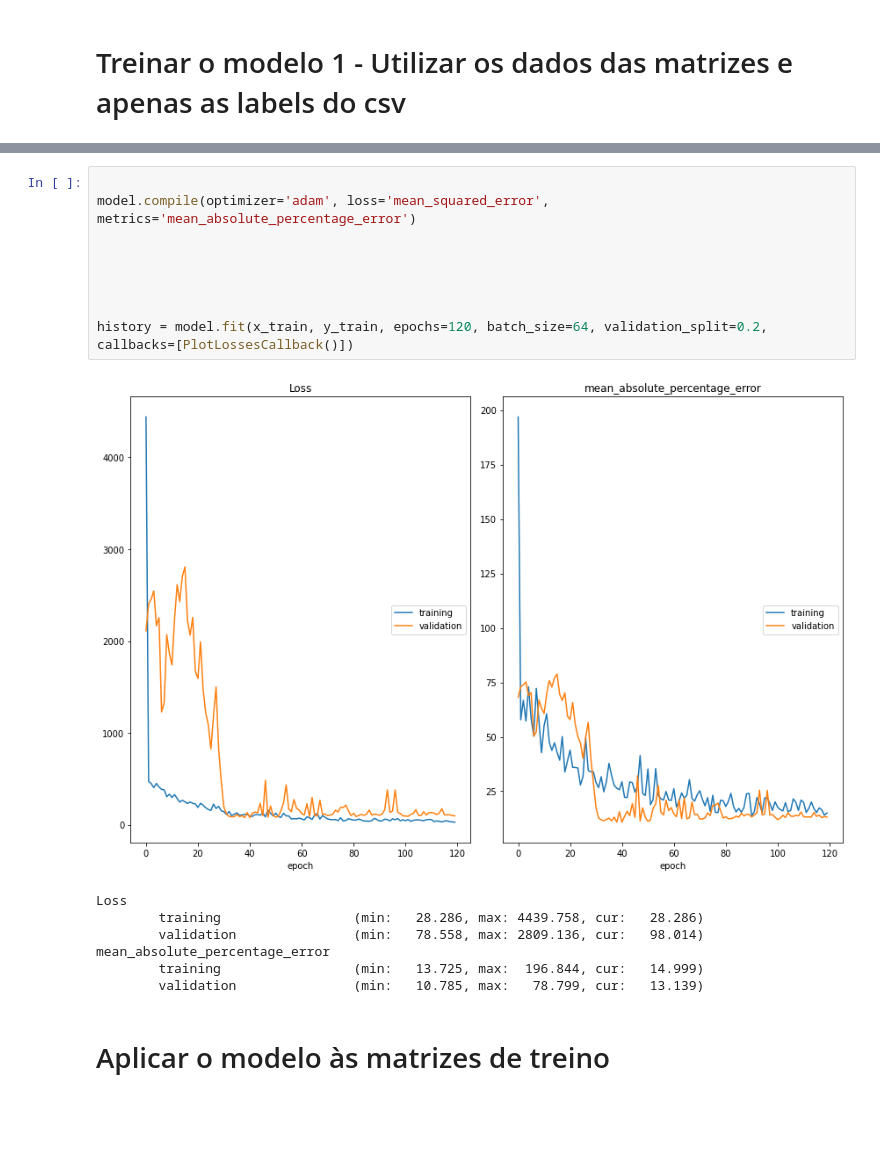
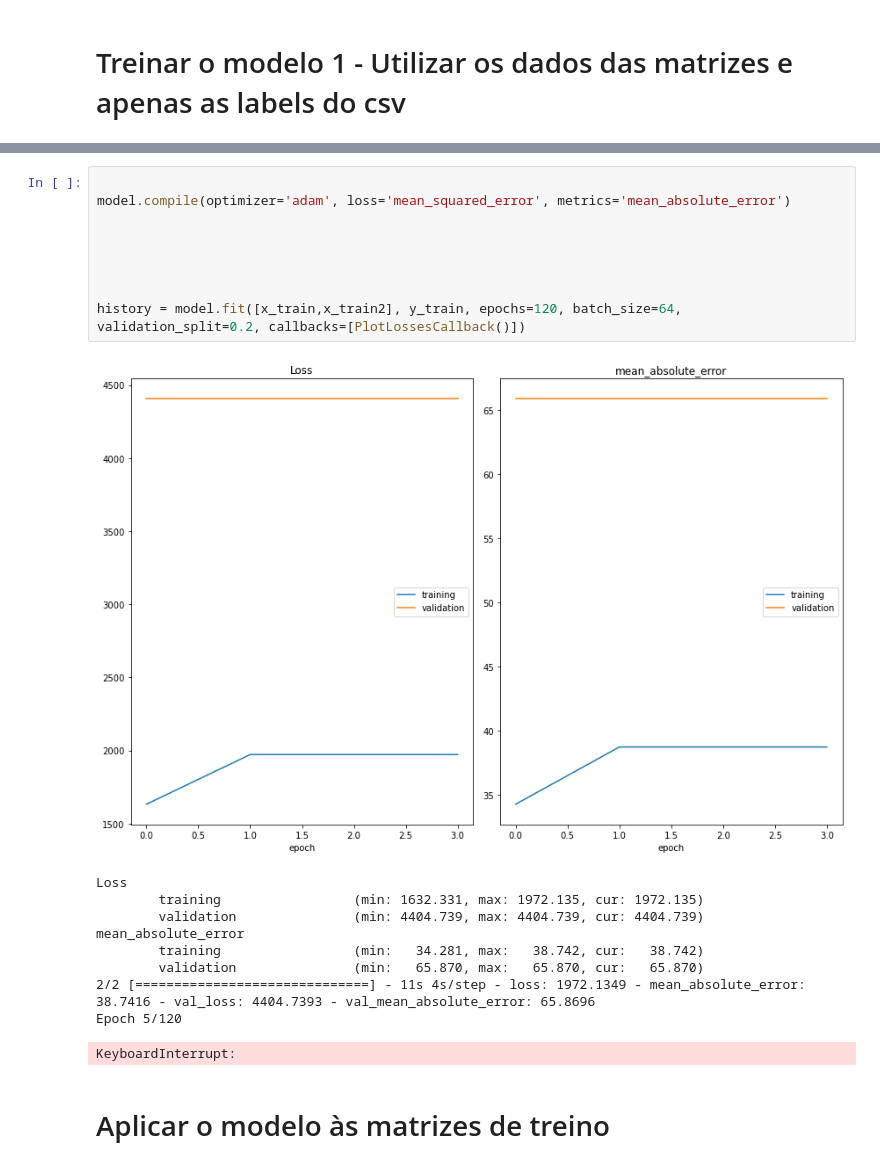
Before and after one commit to benjamimcoelho/AprendizagemProfunda, a Jupyter notebook: notebooks/grupo7.ipynb, the cells around one changed output, grey strips where cells are left out. Saved outputs shown, nothing was run; the diff lists cells and outputs as text; blank space fills up the shorter version.

Commit message:
tudo num modelo

```diff
--- a/notebooks/grupo7.ipynb
+++ b/notebooks/grupo7.ipynb
@@ -263,20 +274,23 @@ _________________________________________________________________
 # %%
 
-model.compile(optimizer='adam', loss='mean_squared_error', metrics='mean_absolute_percentage_error')
+model.compile(optimizer='adam', loss='mean_squared_error', metrics='mean_absolute_error')
 
 
 
 
 
-history = model.fit(x_train, y_train, epochs=120, batch_size=64, validation_split=0.2, callbacks=[PlotLossesCallback()])
+history = model.fit([x_train,x_train2], y_train, epochs=120, batch_size=64, validation_split=0.2, callbacks=[PlotLossesCallback()])
 # %% [output]
-[figure, old version]
+[figure, new version]
 Loss
-        training                 (min:   28.286, max: 4439.758, cur:   28.286)
-        validation               (min:   78.558, max: 2809.136, cur:   98.014)
-mean_absolute_percentage_error
-        training                 (min:   13.725, max:  196.844, cur:   14.999)
-        validation               (min:   10.785, max:   78.799, cur:   13.139)
+        training                 (min: 1632.331, max: 1972.135, cur: 1972.135)
+        validation               (min: 4404.739, max: 4404.739, cur: 4404.739)
+mean_absolute_error
+        training                 (min:   34.281, max:   38.742, cur:   38.742)
+        validation               (min:   65.870, max:   65.870, cur:   65.870)
+2/2 [==============================] - 11s 4s/step - loss: 1972.1349 - mean_absolute_error: 38.7416 - val_loss: 4404.7393 - val_mean_absolute_error: 65.8696
+Epoch 5/120
+KeyboardInterrupt:
 # %% [markdown]
 # Aplicar o modelo às matrizes de treino
 # %%
```
Also changed, not shown: parts of 3 cells of this notebook.
